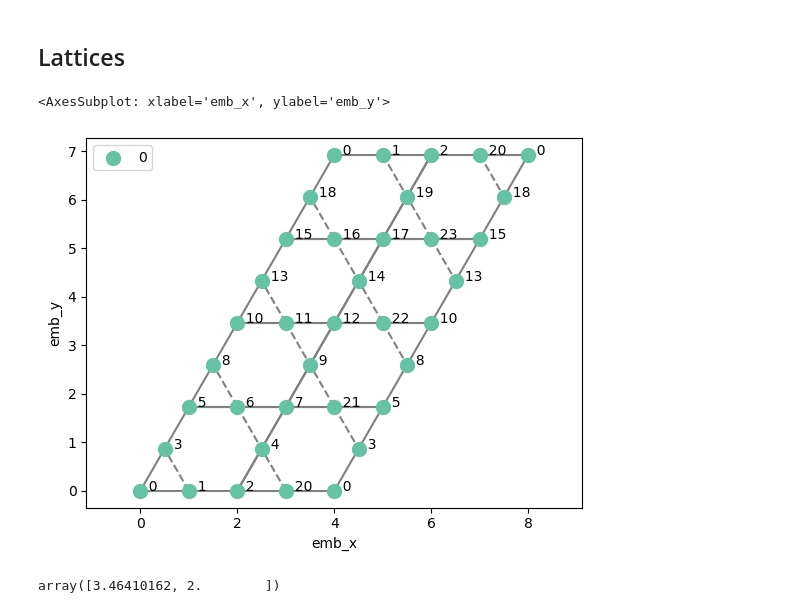
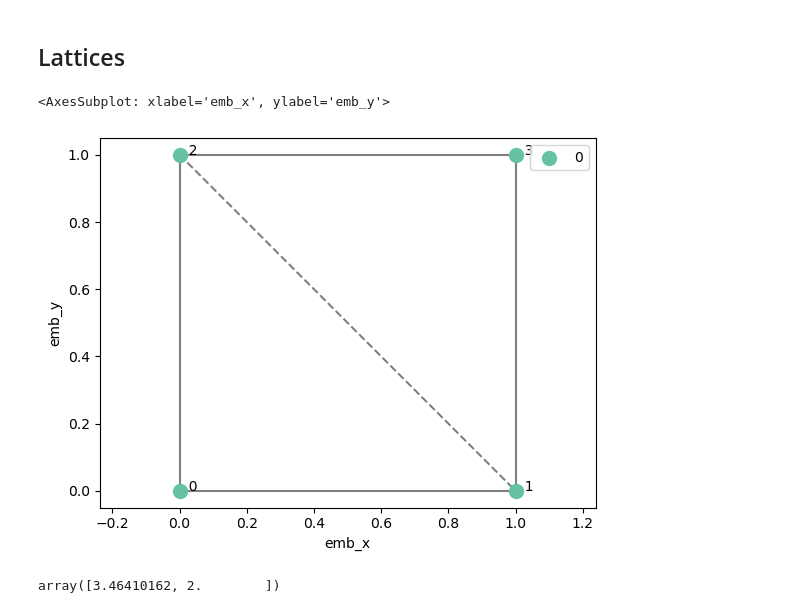
Before and after one commit to ischurov/frustrations-eda, a Jupyter notebook: generate-data.ipynb, the cells around one changed output. Saved outputs shown, nothing was run; the diff lists cells and outputs as text; code cells hidden in the pictures.

```diff
--- a/generate-data.ipynb
+++ b/generate-data.ipynb
@@ -41,10 +36,10 @@ set_python_exception_handler ...
 # %% [markdown]
 ## Lattices
 # %%
-KagomeLattice(2, 4).plot()
+SquareLattice1Diag(1, 1, boundary_conditions="open").plot()
 # %% [output]
 <AxesSubplot: xlabel='emb_x', ylabel='emb_y'>
-[figure, old version]
+[figure, new version]
 # %%
 np.array([np.sin(np.pi / 3), np.cos(np.pi / 3)]) * 4
 # %% [output]
```
Also changed, not shown: parts of 1 cell of this notebook, 19 other files.
